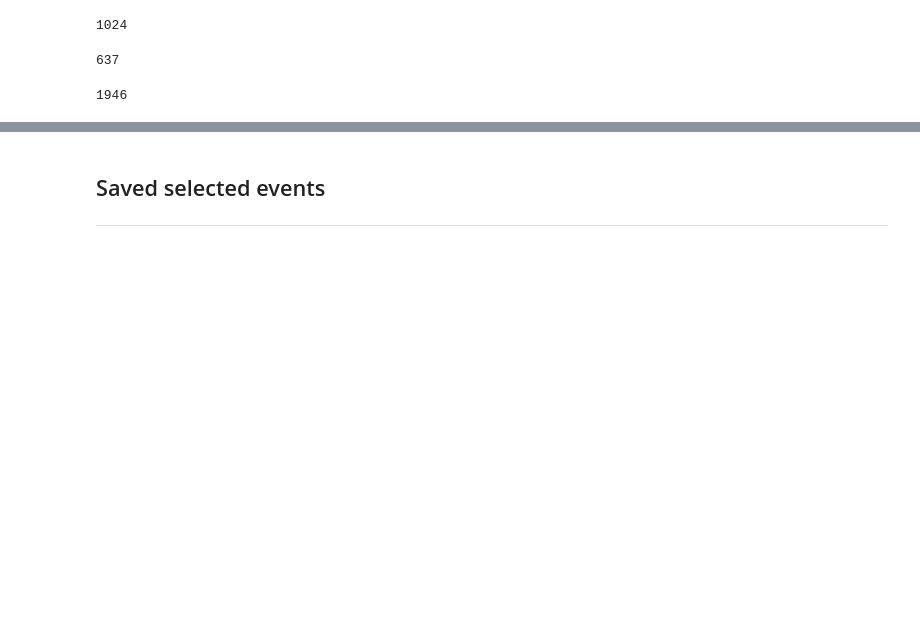
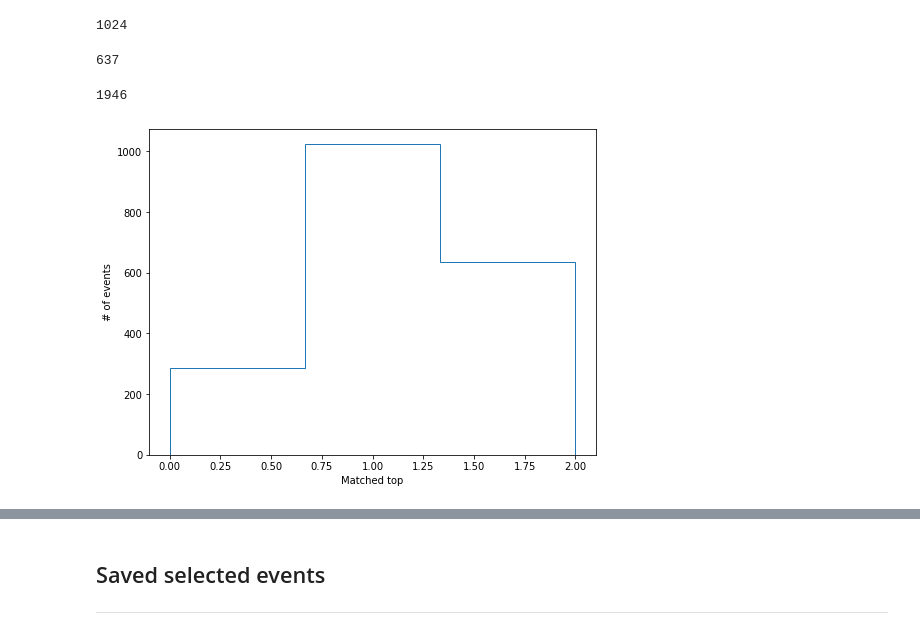
Before and after one commit to mfenton0/HEP-jet-assignment, a Jupyter notebook: analysis_script/parse_uproot_S1.ipynb, the cells around one changed output, grey strips where cells are left out. Cells and saved outputs as stored; diff of their text form; code cells hidden in the pictures; blank space fills up the shorter version.

Commit message:
feat: add validation plot

```diff
--- a/analysis_script/parse_uproot_S1.ipynb
+++ b/analysis_script/parse_uproot_S1.ipynb
@@ -502,0 +505,8 @@ len(N_match_top_in_event)
+# %%
+plt.figure(figsize=(8,6))
+plt.hist(N_match_top_in_event, bins=3, histtype='step')
+plt.xlabel('Matched top')
+plt.ylabel('# of events')
+plt.show()
+# %% [output]
+[figure, added]
```
Also changed, not shown: parts of 10 cells of this notebook.
